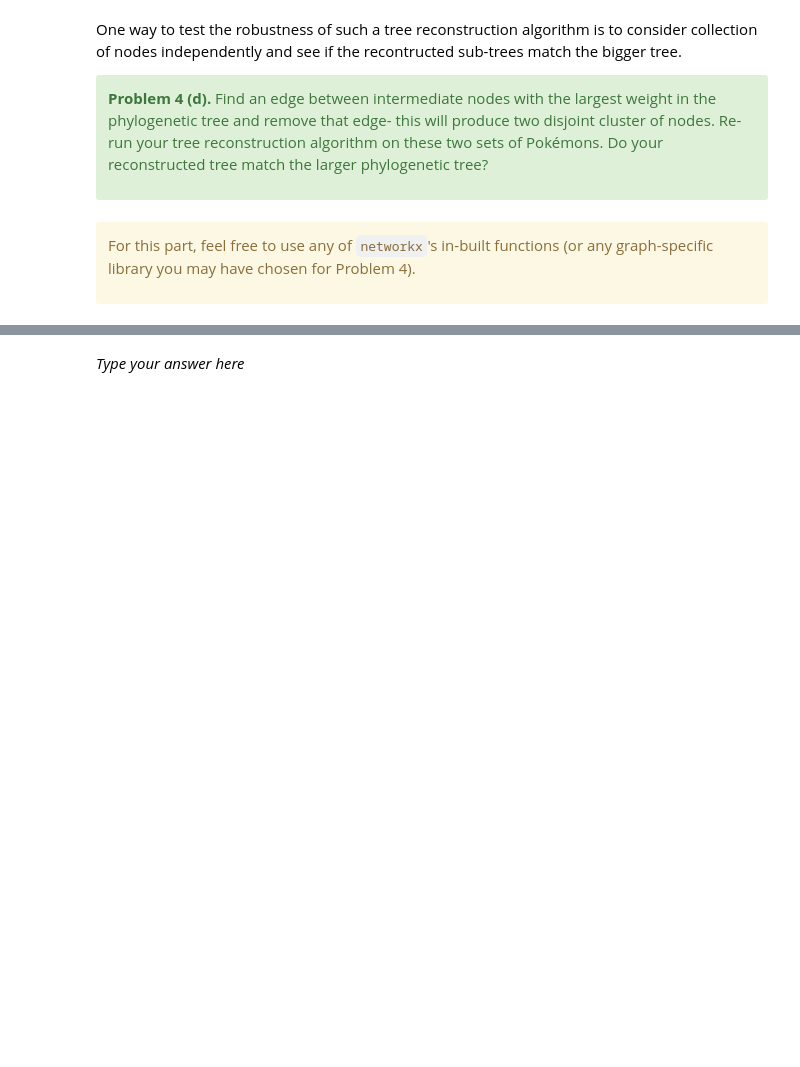
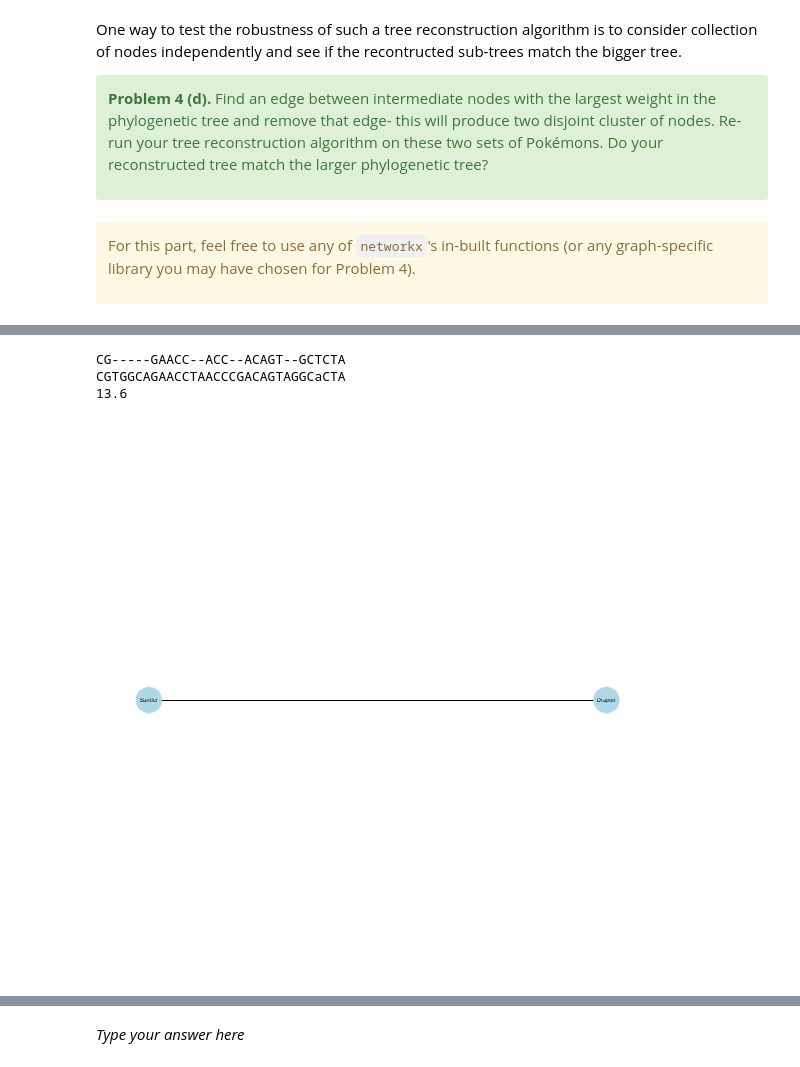
Before and after one commit to Ann924/Project-2-2022F, a Jupyter notebook: project2.ipynb, the cells around one changed output, grey strips where cells are left out. Drawn from its saved outputs; the diff is of its cells as text; code cells hidden in the pictures; blank space fills up the shorter version.

```diff
--- a/project2.ipynb
+++ b/project2.ipynb
@@ -920,0 +1018,24 @@ For this part, feel free to use any of `networkx`'s in-built functions (or any g
+# %%
+seq_1 = []
+seq_names_1 = []
+seq_2 = []
+seq_names_2 = []
+
+for i, name in enumerate(seq_names):
+    if name in side_1:
+        seq_1.append(sequences[i])
+        seq_names_1.append(name)
+    else:
+        seq_2.append(sequences[i])
+        seq_names_2.append(name)
+# %%
+dst_matrix = create_dist_matrix(seq_1, seq_names_1)
+G_seq_1 = construct_alignment(dst_matrix, seq_names_1)
+# %% [output]
+CG-----GAACC--ACC--ACAGT--GCTCTA
+CGTGGCAGAACCTAACCCGACAGTAGGCaCTA
+13.6
+# %%
+draw_graph_small(G_seq_1)
+# %% [output]
+[figure, added]
```
Also changed, not shown: parts of 26 cells of this notebook.
